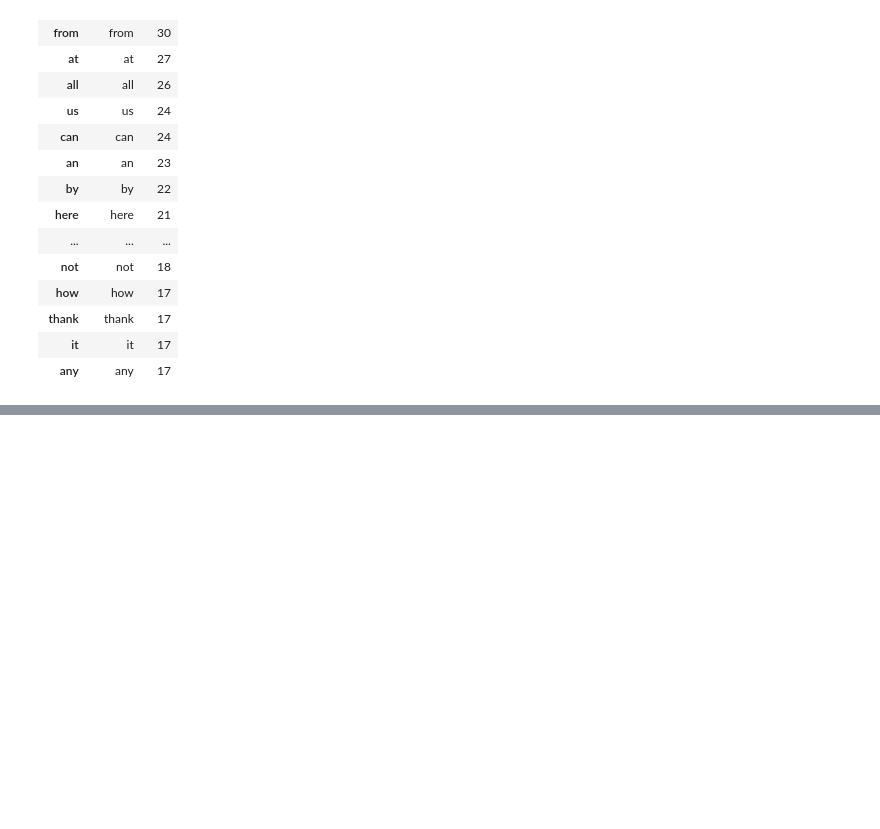
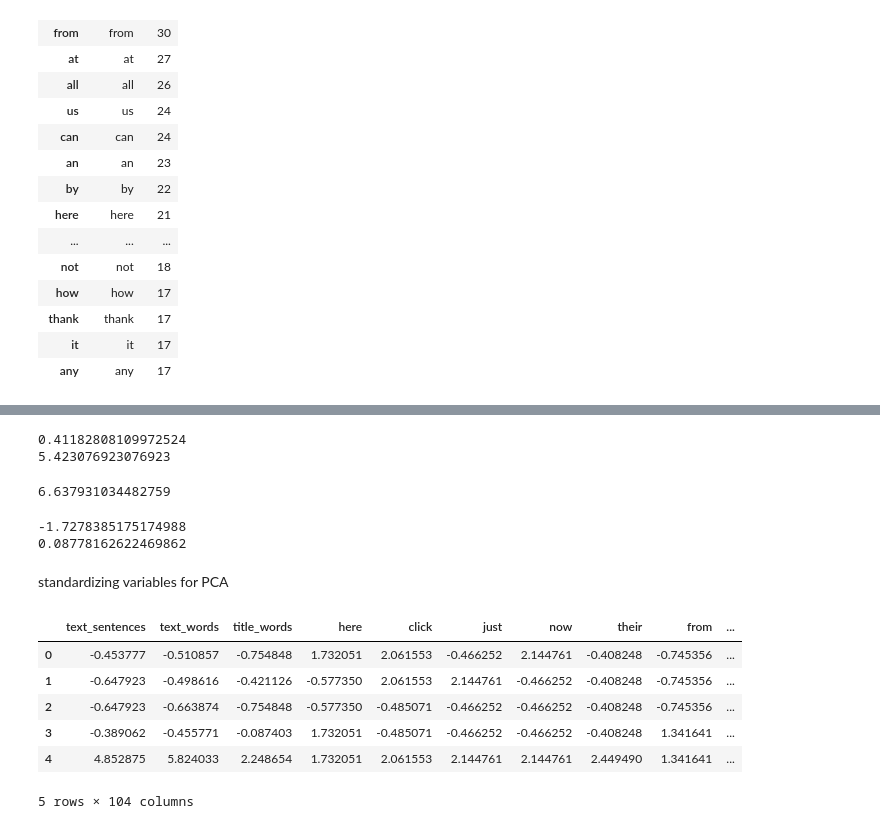
Before and after one commit to maggiecrowner/DS4002-Project1, a Jupyter notebook: DSProject1.ipynb, the cells around one changed output, grey strips where cells are left out. Drawn from its saved outputs; the diff is of its cells as text; code cells hidden in the pictures; blank space fills up the shorter version.

```diff
--- a/DSProject1.ipynb
+++ b/DSProject1.ipynb
@@ -238,0 +282,47 @@ new_df.sort_values(by="Sum",ascending=False).head(20)
+# %%
+import scipy.stats as stats
+
+group_A = df.loc[df['type'] == 'spam', 'title_words']
+group_B = df.loc[df['type'] == 'not spam', 'title_words']
+
+statistic, p_value = stats.bartlett(group_A, group_B)
+
+print(p_value)
+
+print(group_A.mean())
+group_B.mean()
+# %% [output]
+0.41182808109972524
+5.423076923076923
+6.637931034482759
+# %%
+group_A = df.loc[df['type'] == 'spam', 'title_words']
+group_B = df.loc[df['type'] == 'not spam', 'title_words']
+
+from scipy.stats import ttest_ind
+t_stat, p_value = ttest_ind(group_A, group_B, equal_var=True)
+
+print(t_stat)
+print(p_value)
+# %% [output]
+-1.7278385175174988
+0.08778162622469862
+# %% [markdown]
+standardizing variables for PCA
+# %%
+from sklearn.preprocessing import StandardScaler
+scaler = StandardScaler()
+final_df1 = scaler.fit_transform(df.iloc[:, 1:])
+final_df = pd.DataFrame(final_df1, columns=df.columns[1:], index=df.index)
+# %%
+final_df['type'] = df['type']
+# %%
+final_df.head()
+# %% [output]
+|  | text_sentences | text_words | title_words | here | click | just | now | their | from | ... |
+| 0 | -0.453777 | -0.510857 | -0.754848 | 1.732051 | 2.061553 | -0.466252 | 2.144761 | -0.408248 | -0.745356 | ... |
+| 1 | -0.647923 | -0.498616 | -0.421126 | -0.577350 | 2.061553 | 2.144761 | -0.466252 | -0.408248 | -0.745356 | ... |
+| 2 | -0.647923 | -0.663874 | -0.754848 | -0.577350 | -0.485071 | -0.466252 | -0.466252 | -0.408248 | -0.745356 | ... |
+| 3 | -0.389062 | -0.455771 | -0.087403 | 1.732051 | -0.485071 | -0.466252 | -0.466252 | -0.408248 | 1.341641 | ... |
+| 4 | 4.852875 | 5.824033 | 2.248654 | 1.732051 | 2.061553 | 2.144761 | 2.144761 | 2.449490 | 1.341641 | ... |
+5 rows × 104 columns
```
Also changed, not shown: parts of 7 cells of this notebook.
